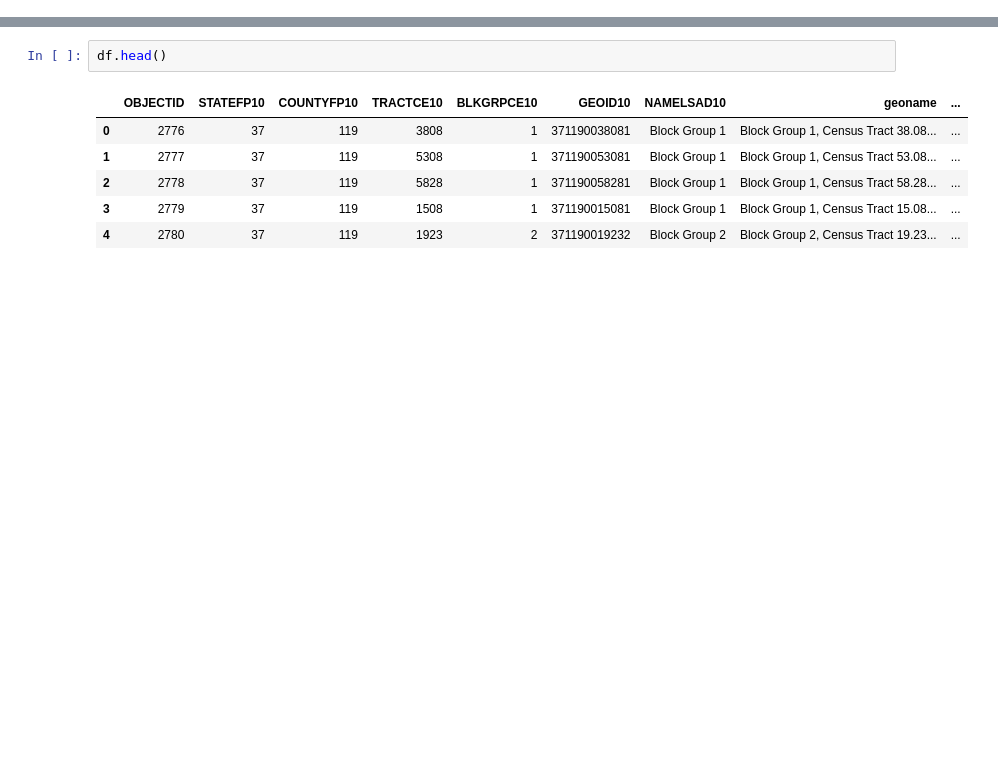
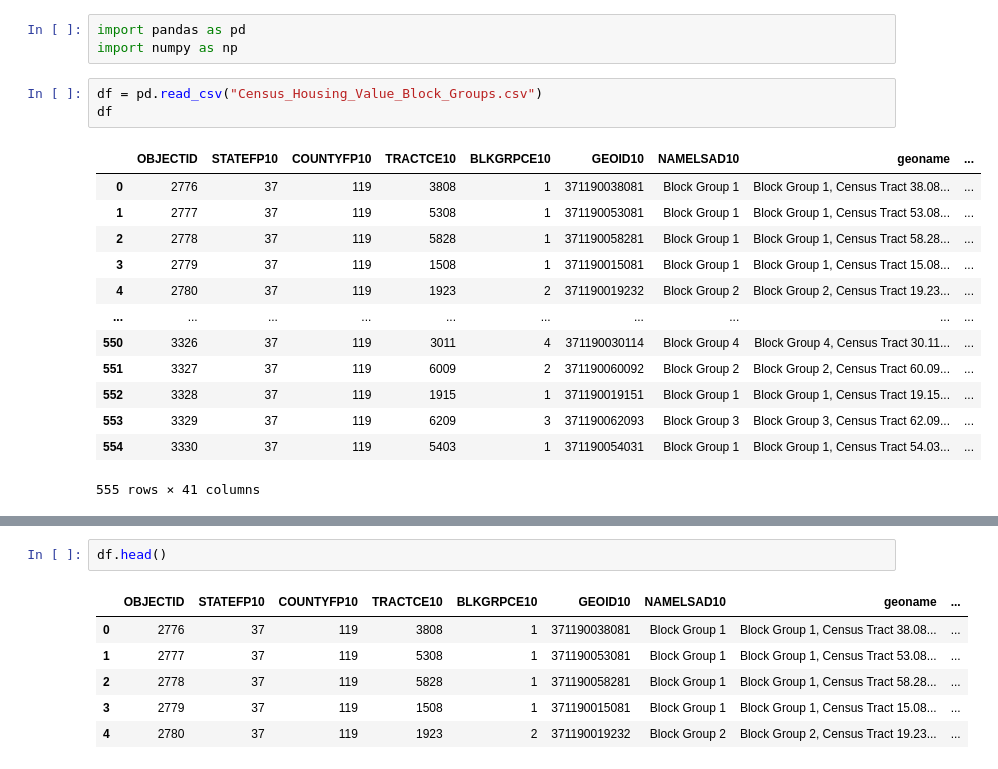
Before and after one commit to sania-k/Charlotte-Housing-Affordability-Trends, a Jupyter notebook: HousingMarket.ipynb, the cells around one changed output, grey strips where cells are left out. Drawn from its saved outputs; the diff is of its cells as text; blank space fills up the shorter version.

```diff
--- a/HousingMarket.ipynb
+++ b/HousingMarket.ipynb
@@ -0,0 +1,20 @@
+# %%
+import pandas as pd
+import numpy as np
+# %%
+df = pd.read_csv("Census_Housing_Value_Block_Groups.csv")
+df
+# %% [output]
+|  | OBJECTID | STATEFP10 | COUNTYFP10 | TRACTCE10 | BLKGRPCE10 | GEOID10 | NAMELSAD10 | geoname | ... |
+| 0 | 2776 | 37 | 119 | 3808 | 1 | 371190038081 | Block Group 1 | Block Group 1, Census Tract 38.08... | ... |
+| 1 | 2777 | 37 | 119 | 5308 | 1 | 371190053081 | Block Group 1 | Block Group 1, Census Tract 53.08... | ... |
+| 2 | 2778 | 37 | 119 | 5828 | 1 | 371190058281 | Block Group 1 | Block Group 1, Census Tract 58.28... | ... |
+| 3 | 2779 | 37 | 119 | 1508 | 1 | 371190015081 | Block Group 1 | Block Group 1, Census Tract 15.08... | ... |
+| 4 | 2780 | 37 | 119 | 1923 | 2 | 371190019232 | Block Group 2 | Block Group 2, Census Tract 19.23... | ... |
+| ... | ... | ... | ... | ... | ... | ... | ... | ... | ... |
+| 550 | 3326 | 37 | 119 | 3011 | 4 | 371190030114 | Block Group 4 | Block Group 4, Census Tract 30.11... | ... |
+| 551 | 3327 | 37 | 119 | 6009 | 2 | 371190060092 | Block Group 2 | Block Group 2, Census Tract 60.09... | ... |
+| 552 | 3328 | 37 | 119 | 1915 | 1 | 371190019151 | Block Group 1 | Block Group 1, Census Tract 19.15... | ... |
+| 553 | 3329 | 37 | 119 | 6209 | 3 | 371190062093 | Block Group 3 | Block Group 3, Census Tract 62.09... | ... |
+| 554 | 3330 | 37 | 119 | 5403 | 1 | 371190054031 | Block Group 1 | Block Group 1, Census Tract 54.03... | ... |
+555 rows × 41 columns
```
Also changed, not shown: parts of 6 cells of this notebook, 2 other files.
